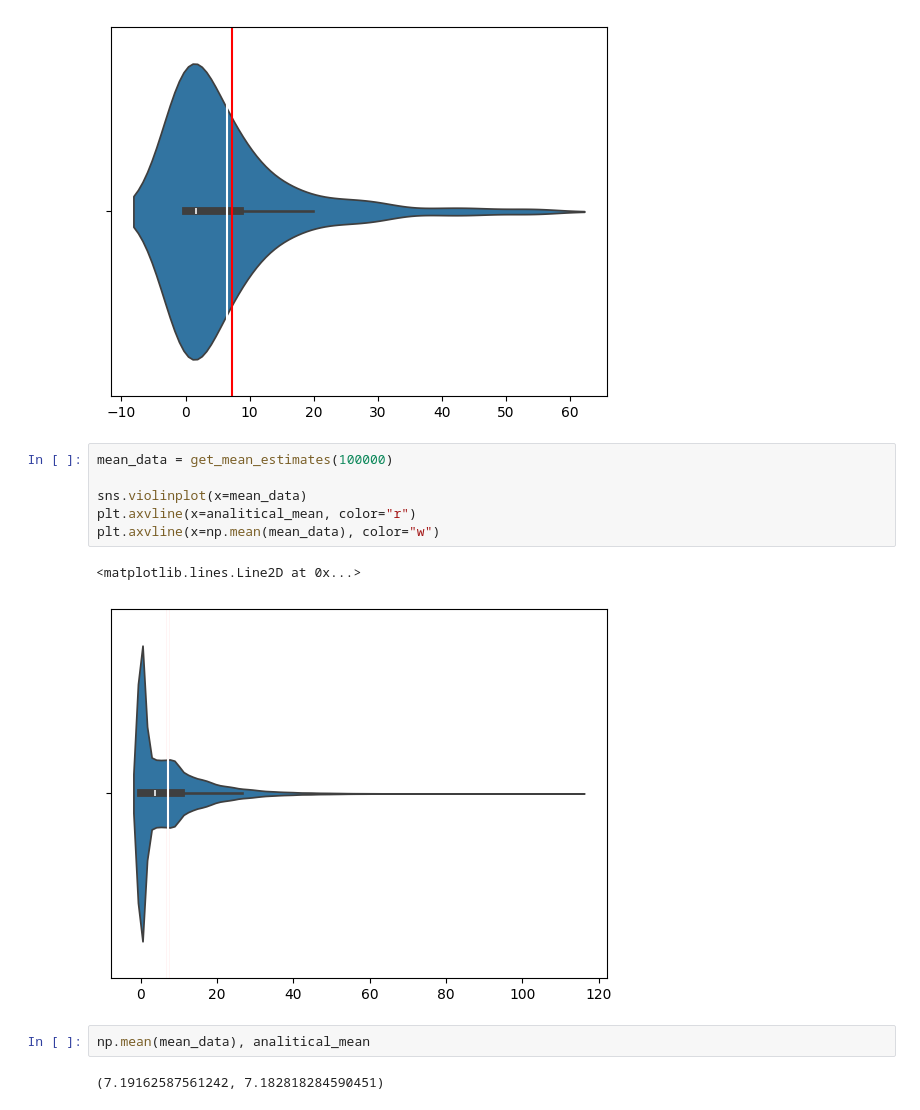
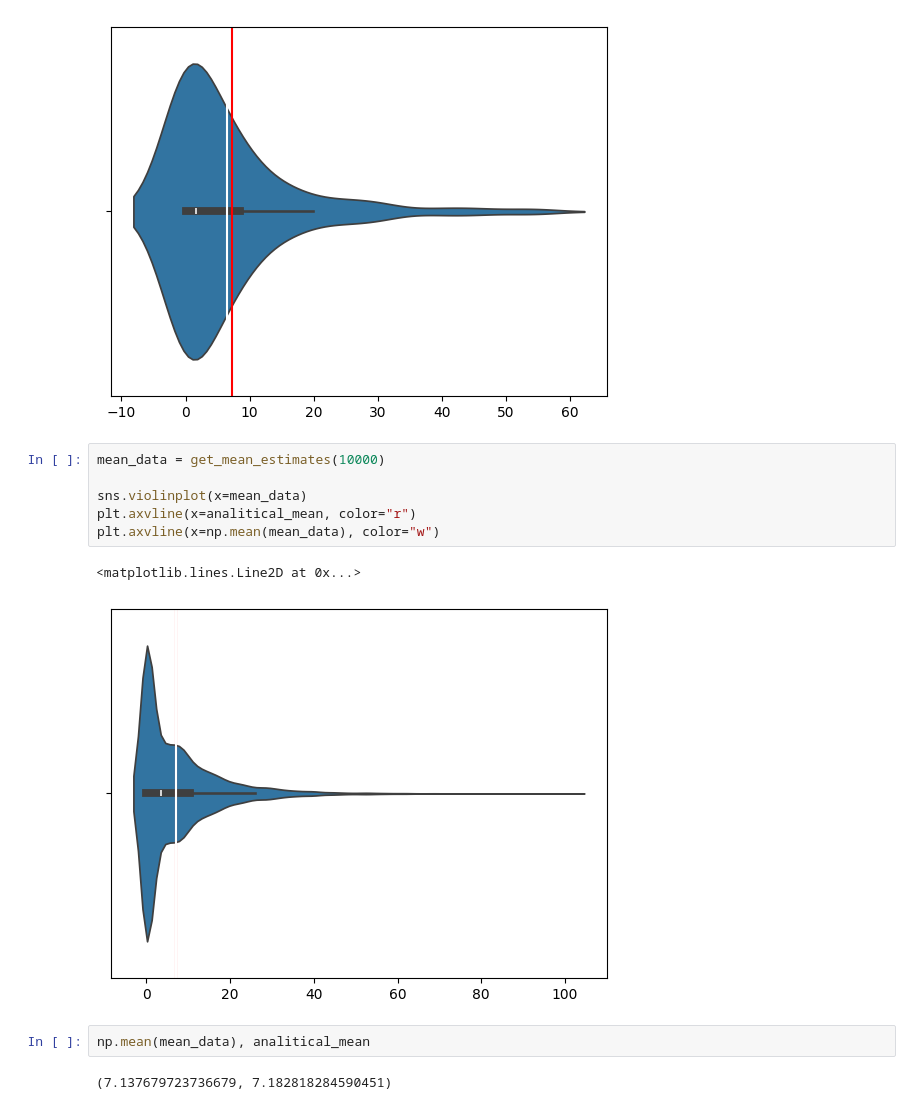
Before and after one commit to Leonid-Erlygin/probability_theory_seminars, a Jupyter notebook: mics/question_generator.ipynb, the cells around one changed output. Drawn from its saved outputs; the diff is of its cells as text.

```diff
--- a/mics/question_generator.ipynb
+++ b/mics/question_generator.ipynb
@@ -120,15 +125,15 @@ plt.axvline(x=np.mean(mean_data), color="w")
 <matplotlib.lines.Line2D at 0x...>
 [figure]
 # %%
-mean_data = get_mean_estimates(100000)
+mean_data = get_mean_estimates(10000)
 
 sns.violinplot(x=mean_data)
 plt.axvline(x=analitical_mean, color="r")
 plt.axvline(x=np.mean(mean_data), color="w")
 # %% [output]
 <matplotlib.lines.Line2D at 0x...>
-[figure, old version]
+[figure, new version]
 # %%
 np.mean(mean_data), analitical_mean
 # %% [output]
-(7.19162587561242, 7.182818284590451)
+(7.137679723736679, 7.182818284590451)
```
Also changed, not shown: parts of 3 cells of this notebook, 5 other files.
